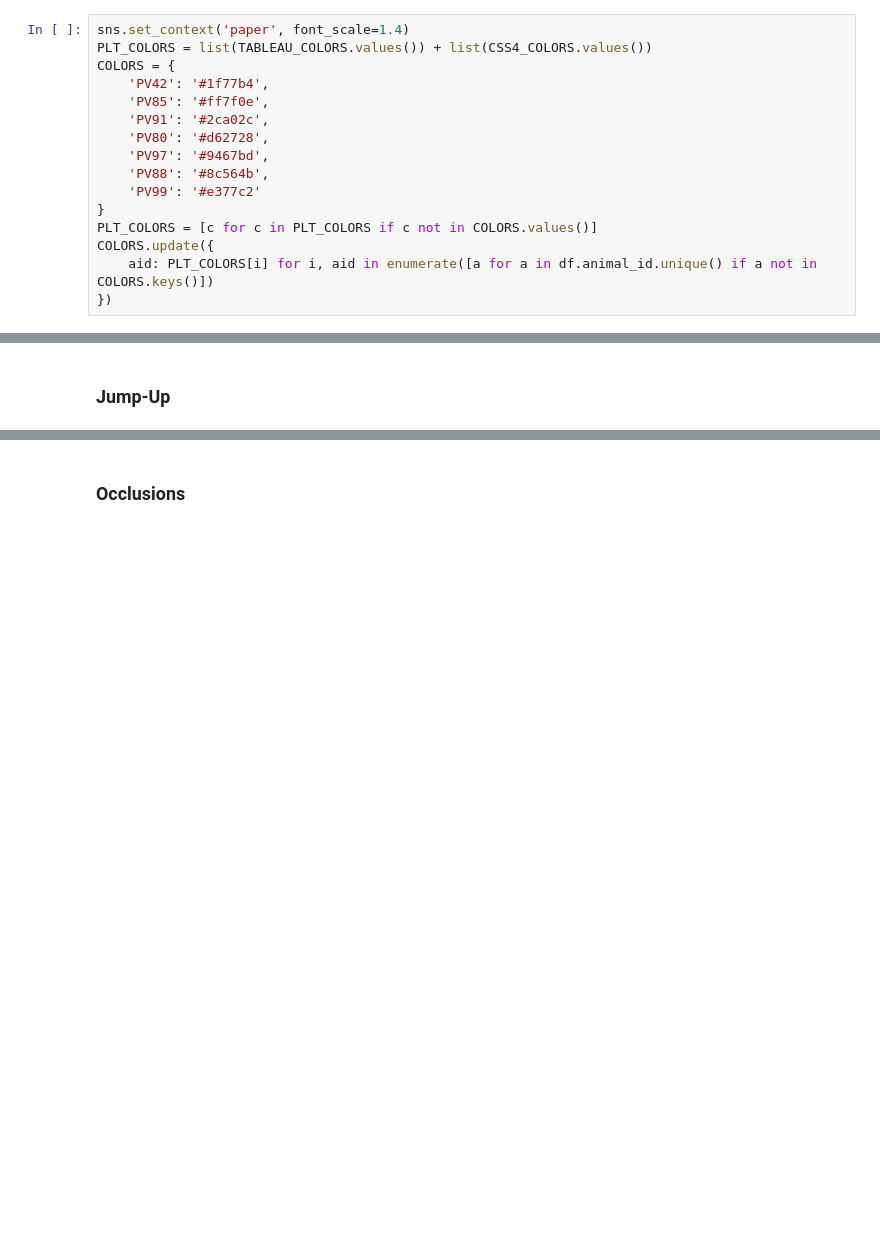
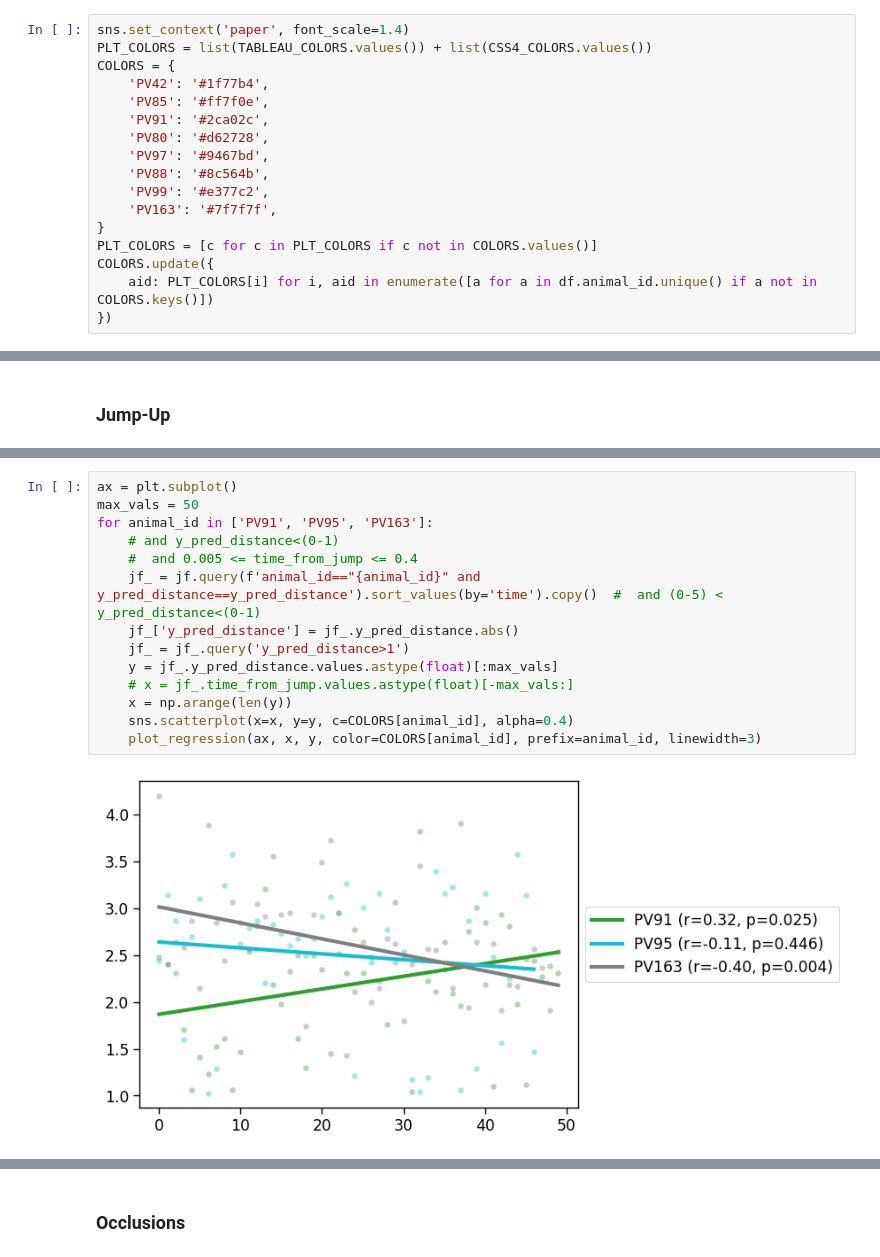
Before and after one commit to EvolutionaryNeuralCodingLab/PreyTouch, a Jupyter notebook: notebooks/paper_figs.ipynb, the cells around one changed output, grey strips where cells are left out. Drawn from its saved outputs; the diff is of its cells as text; blank space fills up the shorter version.

```diff
--- a/notebooks/paper_figs.ipynb
+++ b/notebooks/paper_figs.ipynb
@@ -84,7 +84,8 @@ COLORS = {
     'PV80': '#d62728',
     'PV97': '#9467bd',
     'PV88': '#8c564b',
-    'PV99': '#e377c2'
+    'PV99': '#e377c2',
+    'PV163': '#7f7f7f',
 }
 PLT_COLORS = [c for c in PLT_COLORS if c not in COLORS.values()]
 COLORS.update({
@@ -725,0 +712,16 @@ jf
+# %%
+ax = plt.subplot()
+max_vals = 50
+for animal_id in ['PV91', 'PV95', 'PV163']:
+    # and y_pred_distance<(0-1)
+    #  and 0.005 <= time_from_jump <= 0.4
+    jf_ = jf.query(f'animal_id=="{animal_id}" and y_pred_distance==y_pred_distance').sort_values(by='time').copy()  #  and (0-5) < y_pred_distance<(0-1)
+    jf_['y_pred_distance'] = jf_.y_pred_distance.abs()
+    jf_ = jf_.query('y_pred_distance>1')
+    y = jf_.y_pred_distance.values.astype(float)[:max_vals]
+    # x = jf_.time_from_jump.values.astype(float)[-max_vals:]
+    x = np.arange(len(y))
+    sns.scatterplot(x=x, y=y, c=COLORS[animal_id], alpha=0.4)
+    plot_regression(ax, x, y, color=COLORS[animal_id], prefix=animal_id, linewidth=3)
+# %% [output]
+[figure, added]
```
Also changed, not shown: parts of 10 cells of this notebook, 9 other files.
